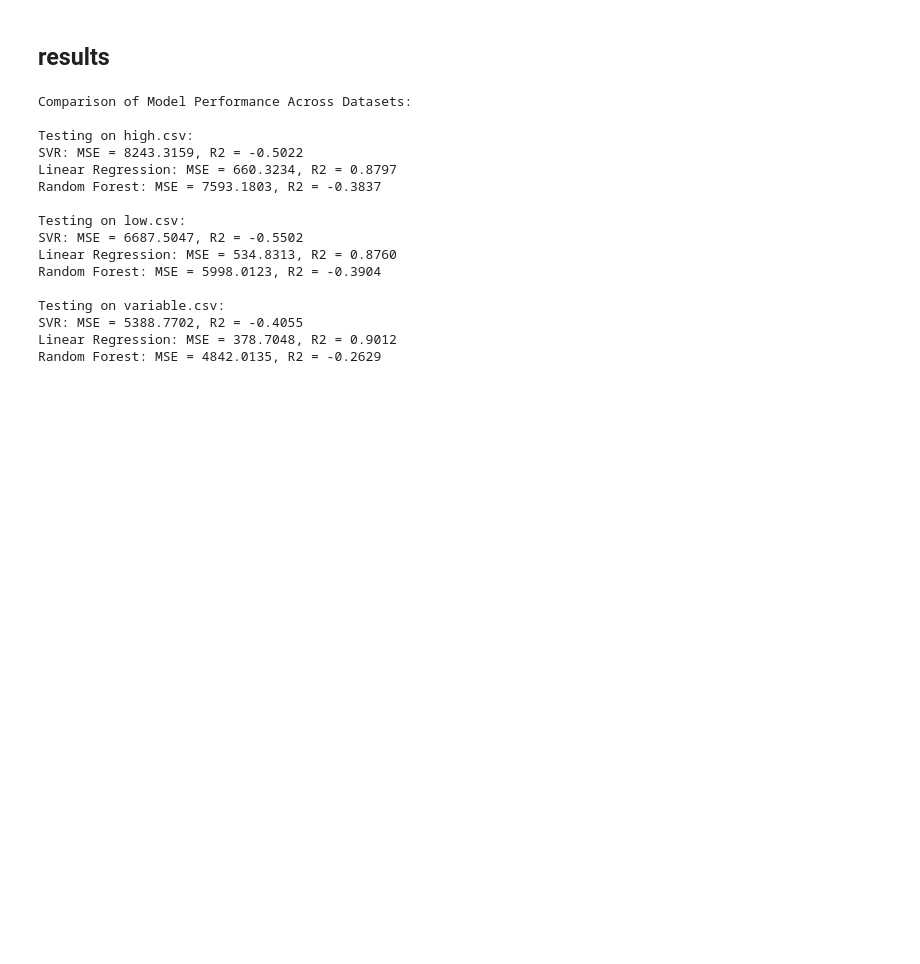
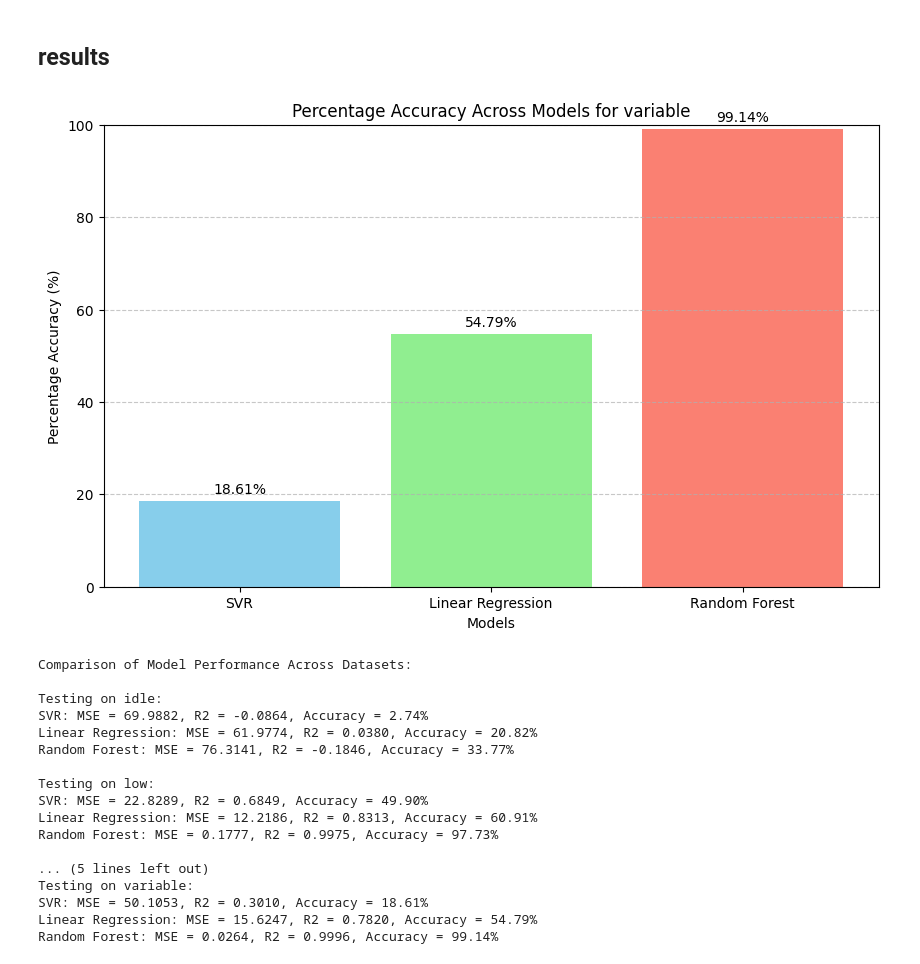
Before and after one commit to nlishivha-1/energy, a Jupyter notebook: machine_learning/notebook.ipynb, the cells around one changed output. Saved outputs shown, nothing was run; the diff lists cells and outputs as text; code cells hidden in the pictures; blank space fills up the shorter version.

```diff
--- a/machine_learning/notebook.ipynb
+++ b/machine_learning/notebook.ipynb
@@ -124,25 +162,42 @@ for test_path in test_paths:
 # %% [markdown]
 ## results
+# %%
+plot_percentage_accuracy({dataset_name: results[dataset_name]})
+# %% [output]
+[figure, added]
 # %%
+# print("\nComparison of Model Performance Across Datasets:")
+# for dataset, metrics in results.items():
+#     print(f"\nTesting on {dataset}:")
+#     for model_name, performance in metrics.items():
+#         print(f"{model_name}: MSE = {performance['MSE']:.4f}, R2 = {performance['R2 Score']:.4f}")
+
+
+## Display results
 print("\nComparison of Model Performance Across Datasets:")
 for dataset, metrics in results.items():
     print(f"\nTesting on {dataset}:")
     for model_name, performance in metrics.items():
-        print(f"{model_name}: MSE = {performance['MSE']:.4f}, R2 = {performance['R2 Score']:.4f}")
+        print(
+            f"{model_name}: MSE = {performance['MSE']:.4f}, "
+            f"R2 = {performance['R2 Score']:.4f}, "
+            f"Accuracy = {performance['Percentage Accuracy']:.2f}%"
+        )
 # %% [output]
 Comparison of Model Performance Across Datasets:
 
-Testing on high.csv:
-SVR: MSE = 8243.3159, R2 = -0.5022
-Linear Regression: MSE = 660.3234, R2 = 0.8797
-Random Forest: MSE = 7593.1803, R2 = -0.3837
+Testing on idle:
+SVR: MSE = 69.9882, R2 = -0.0864, Accuracy = 2.74%
+Linear Regression: MSE = 61.9774, R2 = 0.0380, Accuracy = 20.82%
+Random Forest: MSE = 76.3141, R2 = -0.1846, Accuracy = 33.77%
 
-Testing on low.csv:
-SVR: MSE = 6687.5047, R2 = -0.5502
-Linear Regression: MSE = 534.8313, R2 = 0.8760
-Random Forest: MSE = 5998.0123, R2 = -0.3904
+Testing on low:
+SVR: MSE = 22.8289, R2 = 0.6849, Accuracy = 49.90%
+Linear Regression: MSE = 12.2186, R2 = 0.8313, Accuracy = 60.91%
+Random Forest: MSE = 0.1777, R2 = 0.9975, Accuracy = 97.73%
 
-Testing on variable.csv:
-SVR: MSE = 5388.7702, R2 = -0.4055
-Linear Regression: MSE = 378.7048, R2 = 0.9012
-Random Forest: MSE = 4842.0135, R2 = -0.2629
+... (5 lines left out)
+Testing on variable:
+SVR: MSE = 50.1053, R2 = 0.3010, Accuracy = 18.61%
+Linear Regression: MSE = 15.6247, R2 = 0.7820, Accuracy = 54.79%
+Random Forest: MSE = 0.0264, R2 = 0.9996, Accuracy = 99.14%
```
Also changed, not shown: parts of 6 cells of this notebook, 5 other files.
